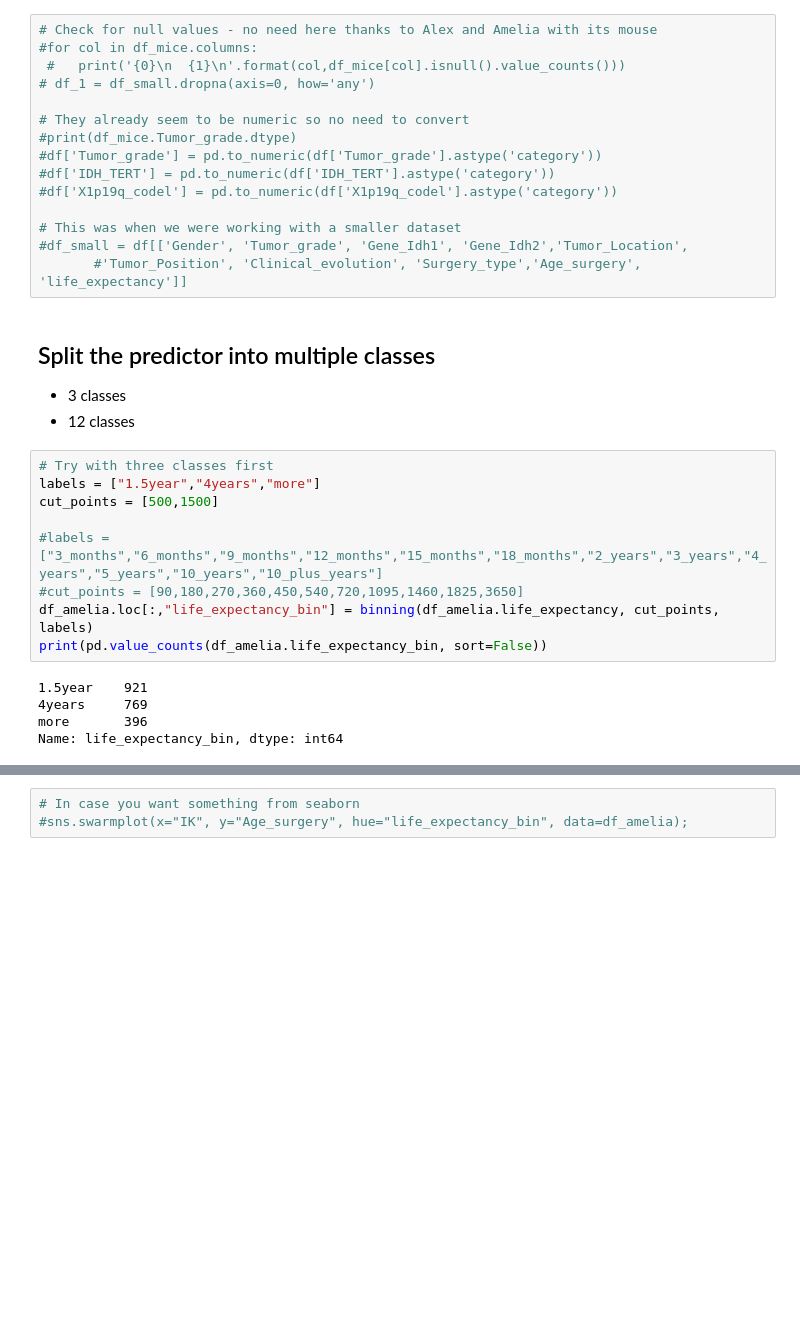
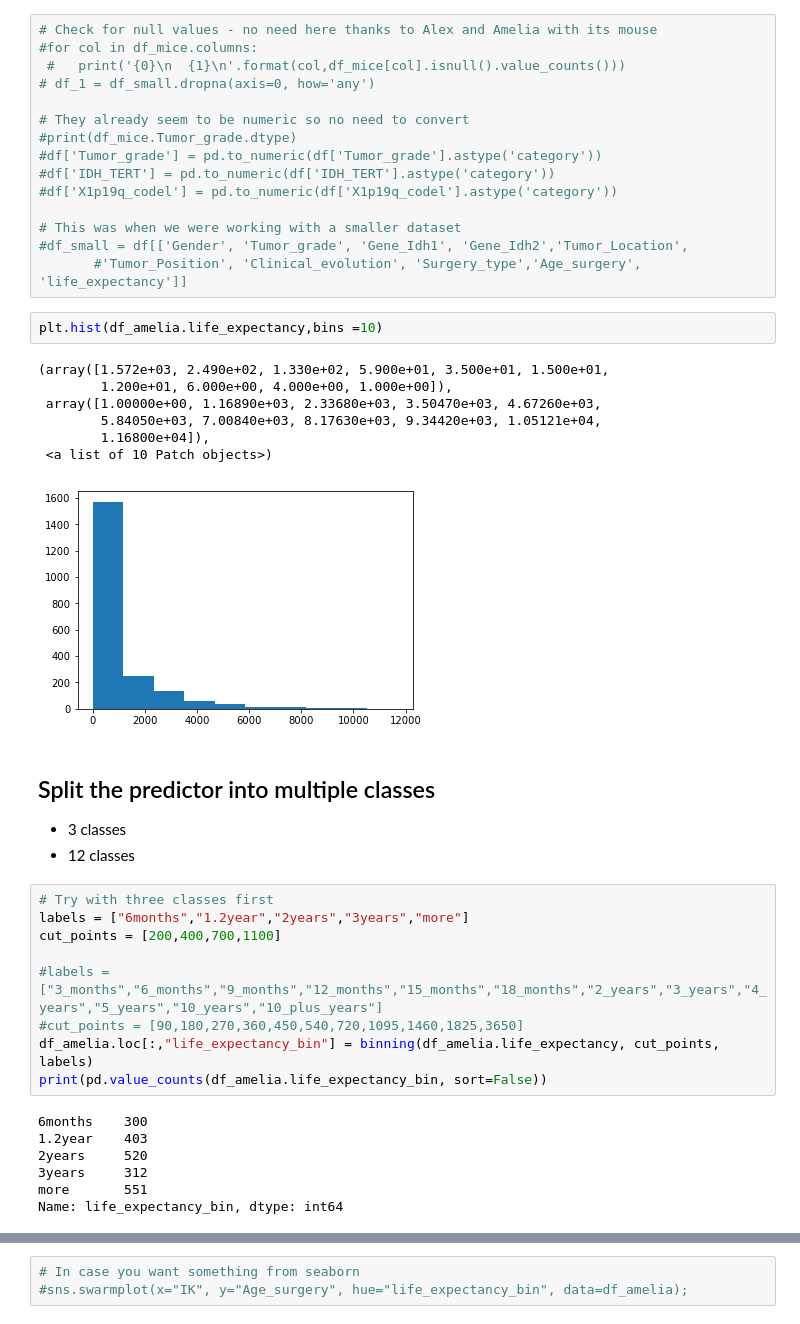
Before and after one commit to patricieni/ICM, a Jupyter notebook: Modelling.ipynb, the cells around one changed output, grey strips where cells are left out. Cells and saved outputs as stored; diff of their text form; blank space fills up the shorter version.

```diff
--- a/Modelling.ipynb
+++ b/Modelling.ipynb
@@ -148,23 +150,35 @@ df_amelia.shape
 # This was when we were working with a smaller dataset
 #df_small = df[['Gender', 'Tumor_grade', 'Gene_Idh1', 'Gene_Idh2','Tumor_Location',
        #'Tumor_Position', 'Clinical_evolution', 'Surgery_type','Age_surgery', 'life_expectancy']]
+# %%
+plt.hist(df_amelia.life_expectancy,bins =10)
+# %% [output]
+(array([1.572e+03, 2.490e+02, 1.330e+02, 5.900e+01, 3.500e+01, 1.500e+01,
+        1.200e+01, 6.000e+00, 4.000e+00, 1.000e+00]),
+ array([1.00000e+00, 1.16890e+03, 2.33680e+03, 3.50470e+03, 4.67260e+03,
+        5.84050e+03, 7.00840e+03, 8.17630e+03, 9.34420e+03, 1.05121e+04,
+        1.16800e+04]),
+ <a list of 10 Patch objects>)
+[figure, added]
 # %% [markdown]
 ## Split the predictor into multiple classes
 * 3 classes
 * 12 classes
 # %%
 # Try with three classes first
-labels = ["1.5year","4years","more"]
-cut_points = [500,1500]
+labels = ["6months","1.2year","2years","3years","more"]
+cut_points = [200,400,700,1100]
 
 #labels = ["3_months","6_months","9_months","12_months","15_months","18_months","2_years","3_years","4_years","5_years","10_years","10_plus_years"]
 #cut_points = [90,180,270,360,450,540,720,1095,1460,1825,3650]
 df_amelia.loc[:,"life_expectancy_bin"] = binning(df_amelia.life_expectancy, cut_points, labels)
 print(pd.value_counts(df_amelia.life_expectancy_bin, sort=False))
 # %% [output]
-1.5year    921
-4years     769
-more       396
+6months    300
+1.2year    403
+2years     520
+3years     312
+more       551
 Name: life_expectancy_bin, dtype: int64
 # %%
 df_amelia.life_expectancy_bin.values
```
Also changed, not shown: parts of 13 cells of this notebook, 5 other files.
